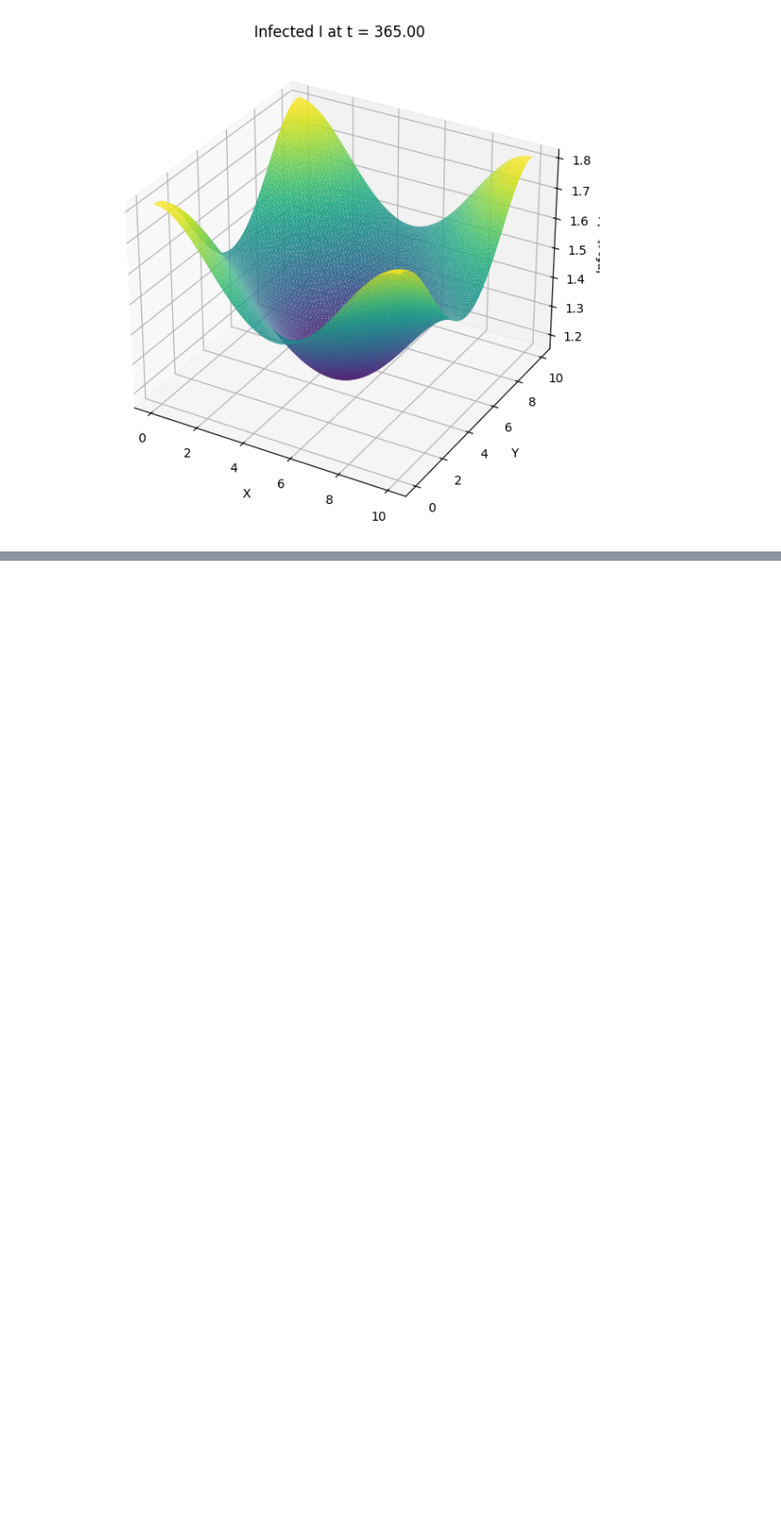
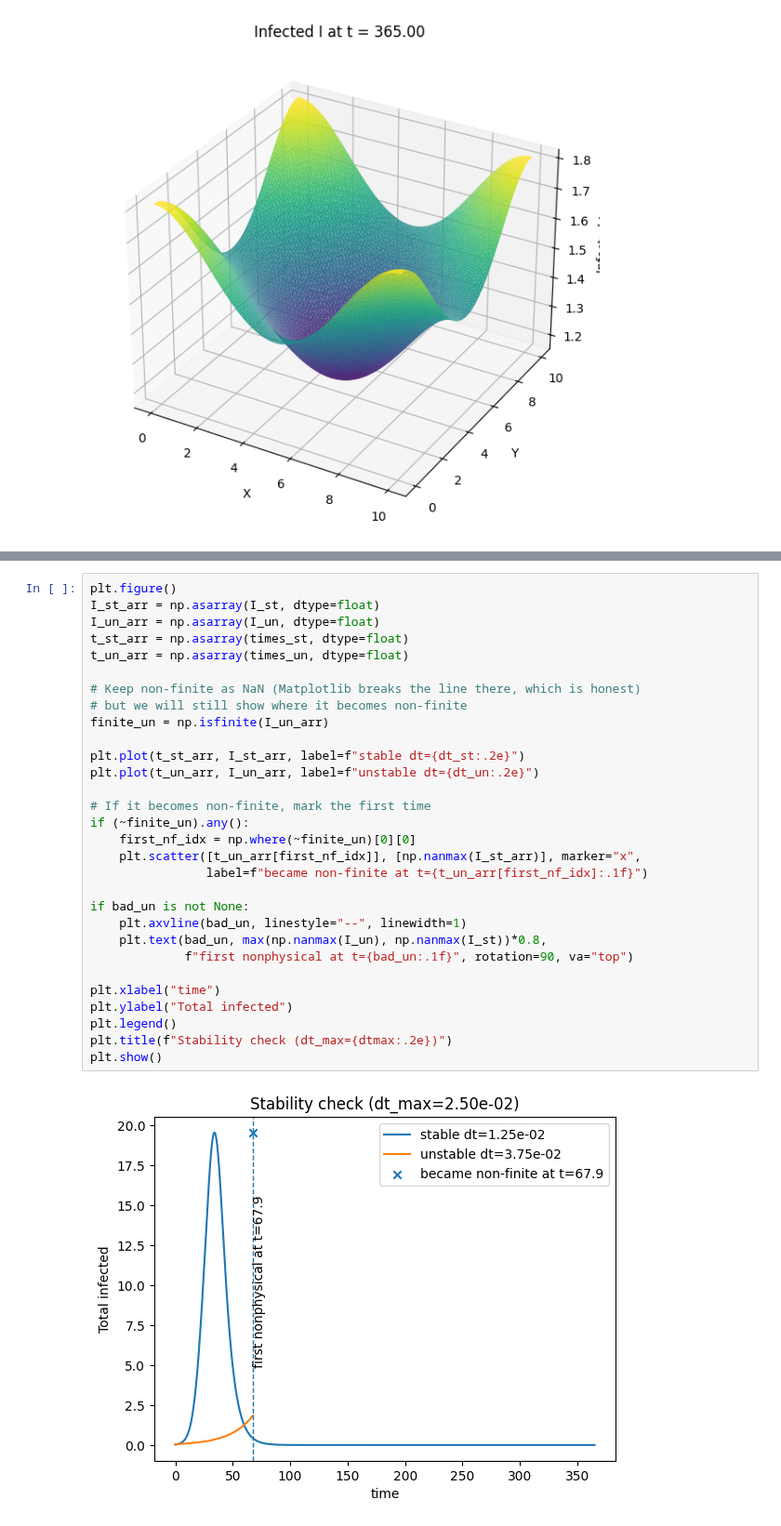
Before and after one commit to aeblik/SIR-Model, a Jupyter notebook: model/dynamic_sir_2d.ipynb, the cells around one changed output, grey strips where cells are left out. Shown at 93% size. Drawn from its saved outputs; the diff is of its cells as text; blank space fills up the shorter version.

```diff
--- a/model/dynamic_sir_2d.ipynb
+++ b/model/dynamic_sir_2d.ipynb
@@ -494,0 +719,32 @@ KeyboardInterrupt:
+# %%
+plt.figure()
+I_st_arr = np.asarray(I_st, dtype=float)
+I_un_arr = np.asarray(I_un, dtype=float)
+t_st_arr = np.asarray(times_st, dtype=float)
+t_un_arr = np.asarray(times_un, dtype=float)
+
+# Keep non-finite as NaN (Matplotlib breaks the line there, which is honest)
+# but we will still show where it becomes non-finite
+finite_un = np.isfinite(I_un_arr)
+
+plt.plot(t_st_arr, I_st_arr, label=f"stable dt={dt_st:.2e}")
+plt.plot(t_un_arr, I_un_arr, label=f"unstable dt={dt_un:.2e}")
+
+# If it becomes non-finite, mark the first time
+if (~finite_un).any():
+    first_nf_idx = np.where(~finite_un)[0][0]
+    plt.scatter([t_un_arr[first_nf_idx]], [np.nanmax(I_st_arr)], marker="x",
+                label=f"became non-finite at t={t_un_arr[first_nf_idx]:.1f}")
+
+if bad_un is not None:
+    plt.axvline(bad_un, linestyle="--", linewidth=1)
+    plt.text(bad_un, max(np.nanmax(I_un), np.nanmax(I_st))*0.8,
+             f"first nonphysical at t={bad_un:.1f}", rotation=90, va="top")
+
+plt.xlabel("time")
+plt.ylabel("Total infected")
+plt.legend()
+plt.title(f"Stability check (dt_max={dtmax:.2e})")
+plt.show()
+# %% [output]
+[figure, added]
```
Also changed, not shown: parts of 10 cells of this notebook, 1 other file.
